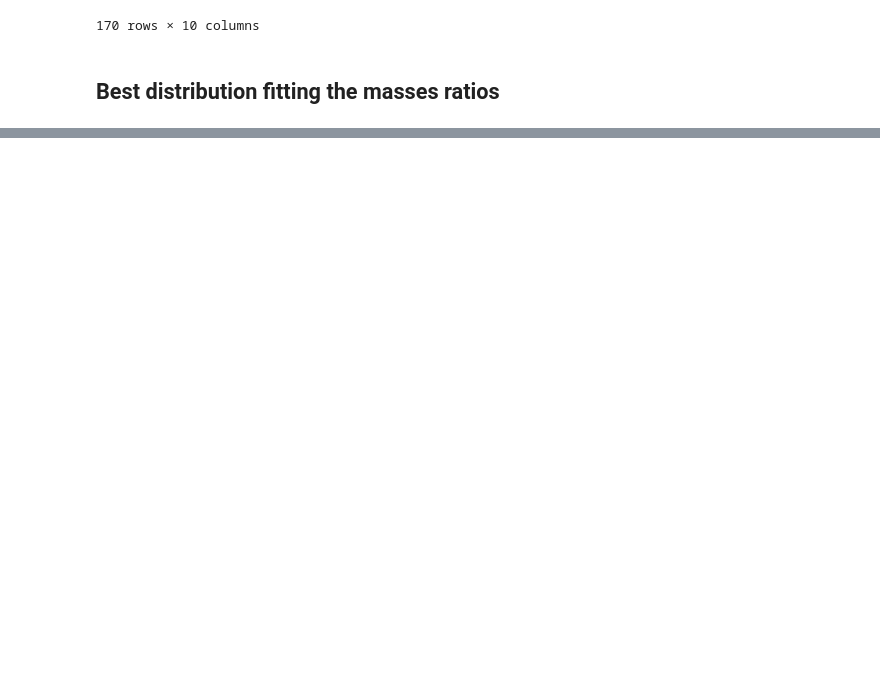
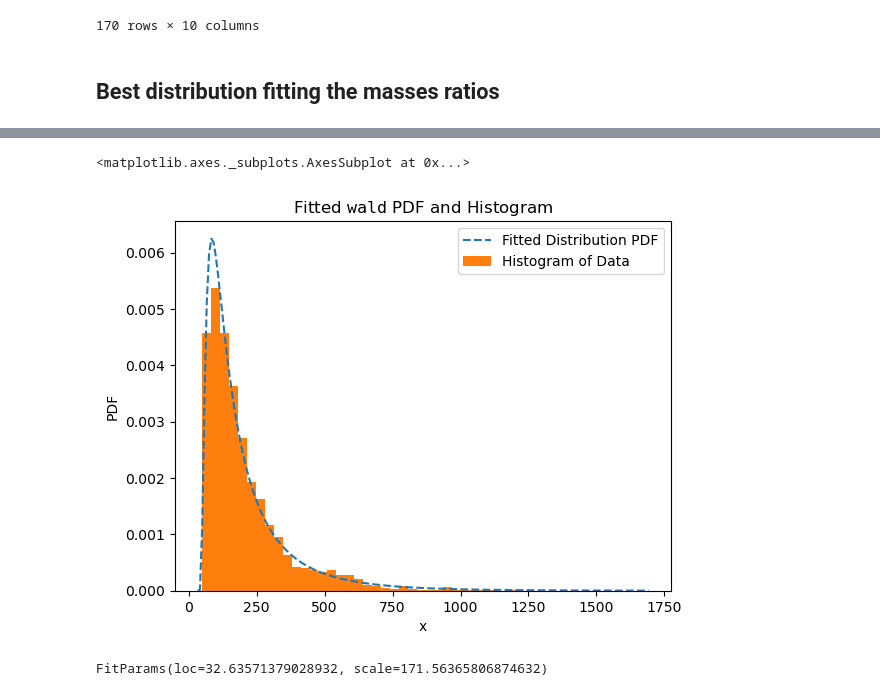
Before and after one commit to LucaCappelletti94/mascot-rs, a Jupyter notebook: Data distribution study.ipynb, the cells around one changed output, grey strips where cells are left out. Drawn from its saved outputs; the diff is of its cells as text; code cells hidden in the pictures; blank space fills up the shorter version.

Commit message:
Refactored fitting of distribution params and now saving pictures

```diff
--- a/Data distribution study.ipynb
+++ b/Data distribution study.ipynb
@@ -45,0 +46,34 @@ results[results.data_name == "Masses"].sort_values(["pvalue", "statistic"]).head
+# %%
+from glob import glob
+import numpy as np
+
+masses = []
+intensities = []
+
+for path in glob("tests/data/*.mgf"):
+    with open(path, "r", encoding="utf8") as f:
+        for line in f:
+            if line.count(".") == 2 and line.count(" ") == 1:
+                mass, intensity = line.split(" ")
+                masses.append(float(mass))
+                intensities.append(float(intensity))
+
+masses = np.array(masses)
+intensities = np.array(intensities)
+# %%
+import scipy
+
+goodness = scipy.stats.goodness_of_fit(
+    scipy.stats.wald,
+    masses,
+    n_mc_samples=1000
+)
+# %%
+goodness.fit_result.plot()
+# %% [output]
+<matplotlib.axes._subplots.AxesSubplot at 0x...>
+[figure, added]
+# %%
+goodness.fit_result.params
+# %% [output]
+FitParams(loc=32.63571379028932, scale=171.56365806874632)
```
Also changed, not shown: parts of 5 cells of this notebook, 1 other file.
